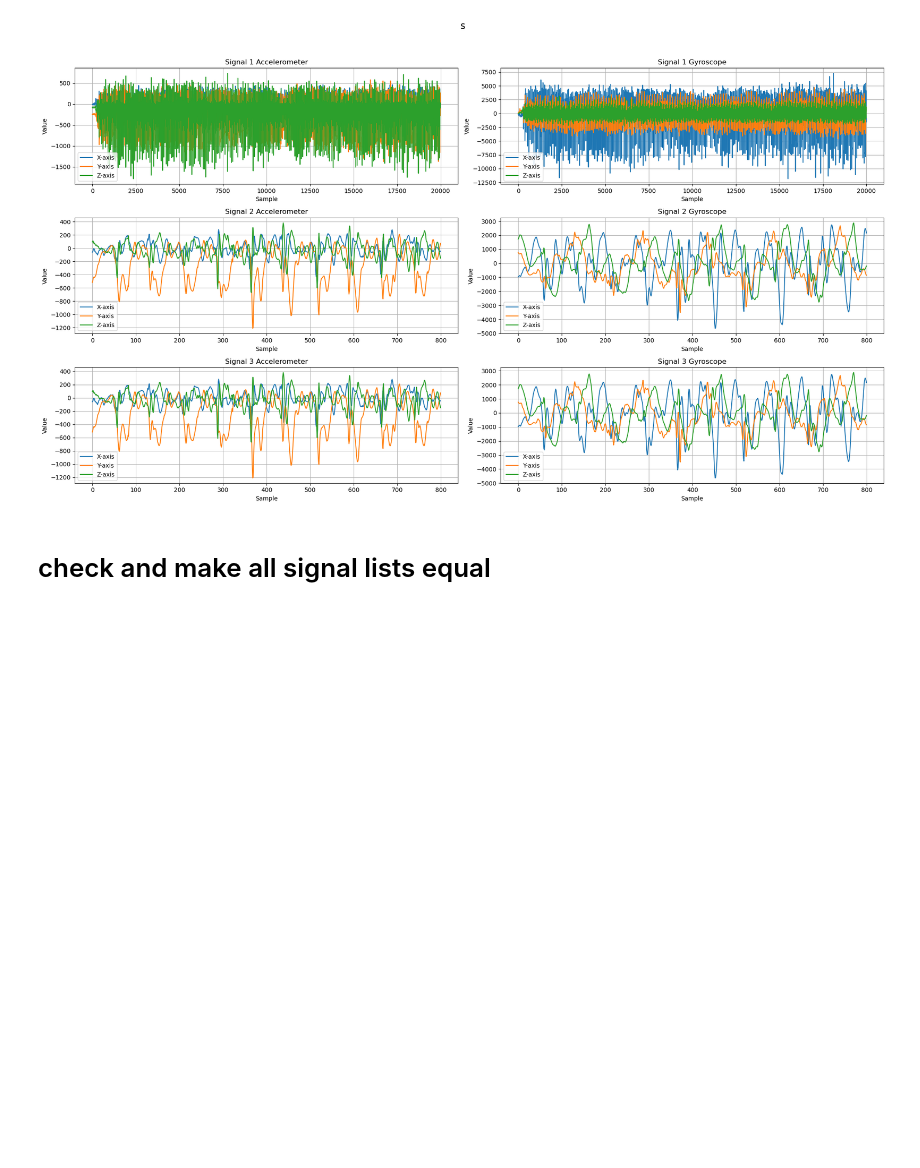
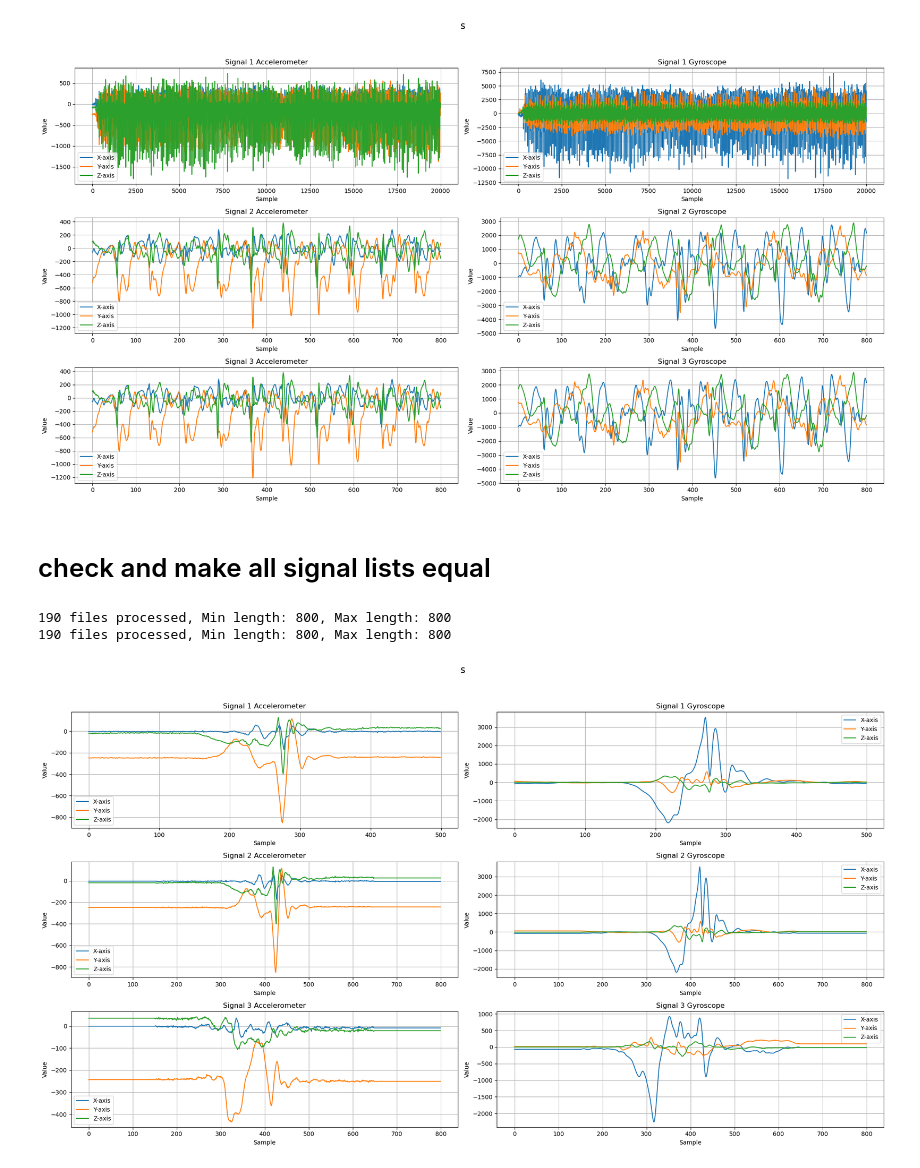
Before and after one commit to AliShrz/earpiece-fall-detection, a Jupyter notebook: SisFall_cleaned.ipynb, the cells around one changed output. Drawn from its saved outputs; the diff is of its cells as text; code cells hidden in the pictures; blank space fills up the shorter version.

```diff
--- a/SisFall_cleaned.ipynb
+++ b/SisFall_cleaned.ipynb
@@ -286,3 +284,15 @@ fn.plot_signals([d04_data[i], new_d04_data[i], new_d04_data[i+10]], "s", "both")
 [figure]
 # %% [markdown]
 # check and make all signal lists equal
+# %%
+# new_08_1 = length_fix(new_d08_data_1, 800)
+new_08_1 = fn.length_fix(new_d08_data_1, 800)
+new_08_2 = fn.length_fix(new_d08_data_2, 800)
+# %% [output]
+190 files processed, Min length: 800, Max length: 800
+190 files processed, Min length: 800, Max length: 800
+# %%
+i = 35
+fn.plot_signals([new_d08_data_1[i], new_08_1[i], new_08_2[i]], "s", "both")
+# %% [output]
+[figure, added]
```
Also changed, not shown: parts of 1 cell of this notebook.
